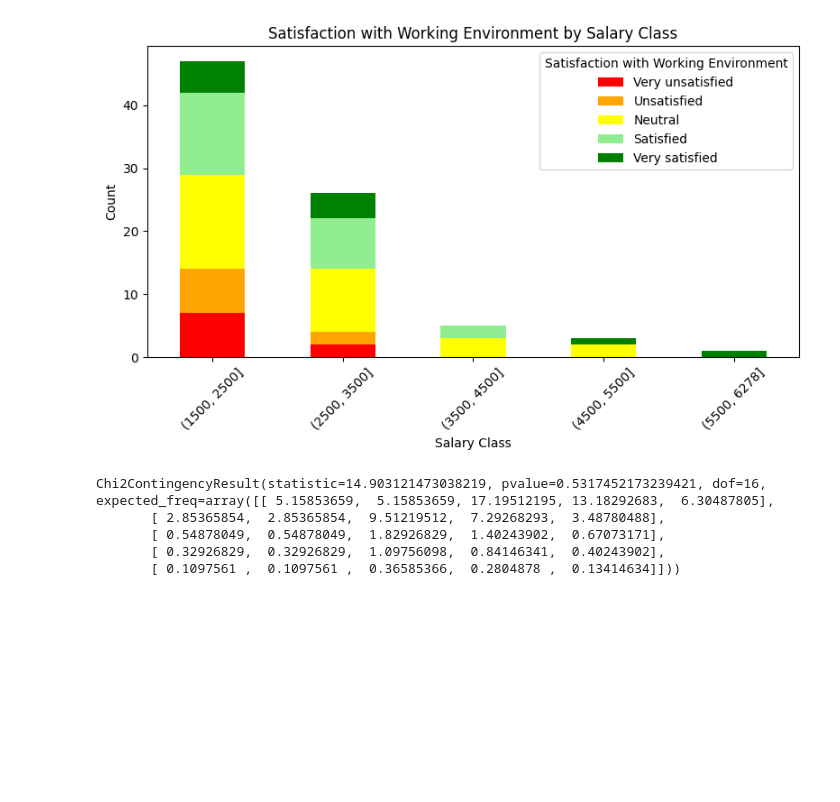
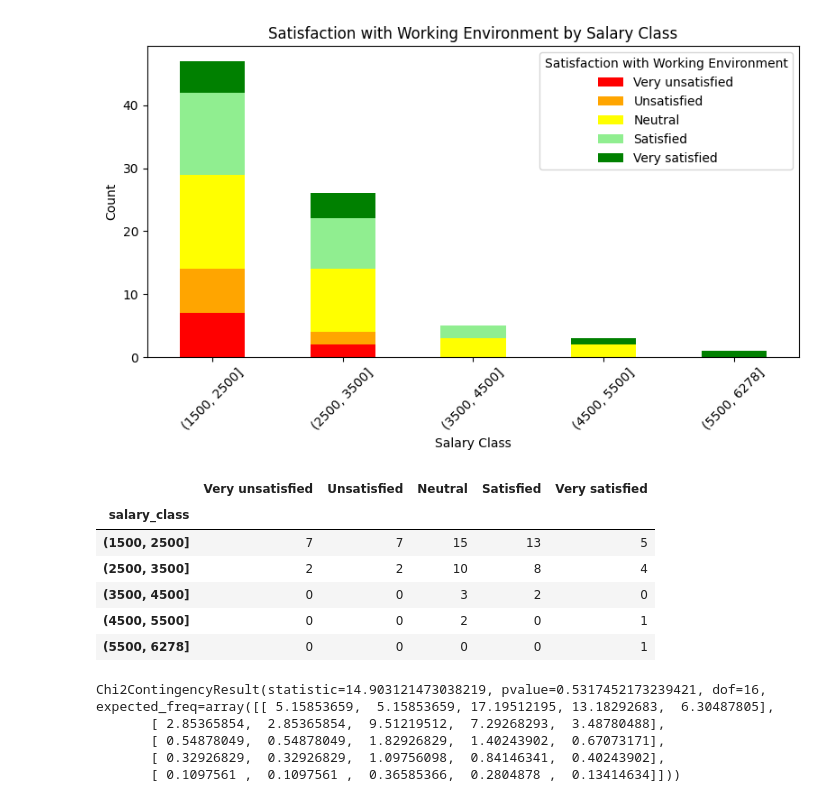
Before and after one commit to jemlau/DataAnalysisProject, a Jupyter notebook: harjotustyöHANNA.ipynb, the cells around one changed output. Drawn from its saved outputs; the diff is of its cells as text; code cells hidden in the pictures; blank space fills up the shorter version.

```diff
--- a/harjotustyöHANNA.ipynb
+++ b/harjotustyöHANNA.ipynb
@@ -334,6 +347,16 @@ plt.tight_layout()
 plt.show()
 # %% [output]
 [figure]
+# %%
+df_salary_sat_work
+# %% [output]
+|  | Very unsatisfied | Unsatisfied | Neutral | Satisfied | Very satisfied |
+| salary_class |  |  |  |  |  |
+| (1500, 2500] | 7 | 7 | 15 | 13 | 5 |
+| (2500, 3500] | 2 | 2 | 10 | 8 | 4 |
+| (3500, 4500] | 0 | 0 | 3 | 2 | 0 |
+| (4500, 5500] | 0 | 0 | 2 | 0 | 1 |
+| (5500, 6278] | 0 | 0 | 0 | 0 | 1 |
 # %%
 from scipy.stats import chi2_contingency
 
```
Also changed, not shown: parts of 4 cells of this notebook.
